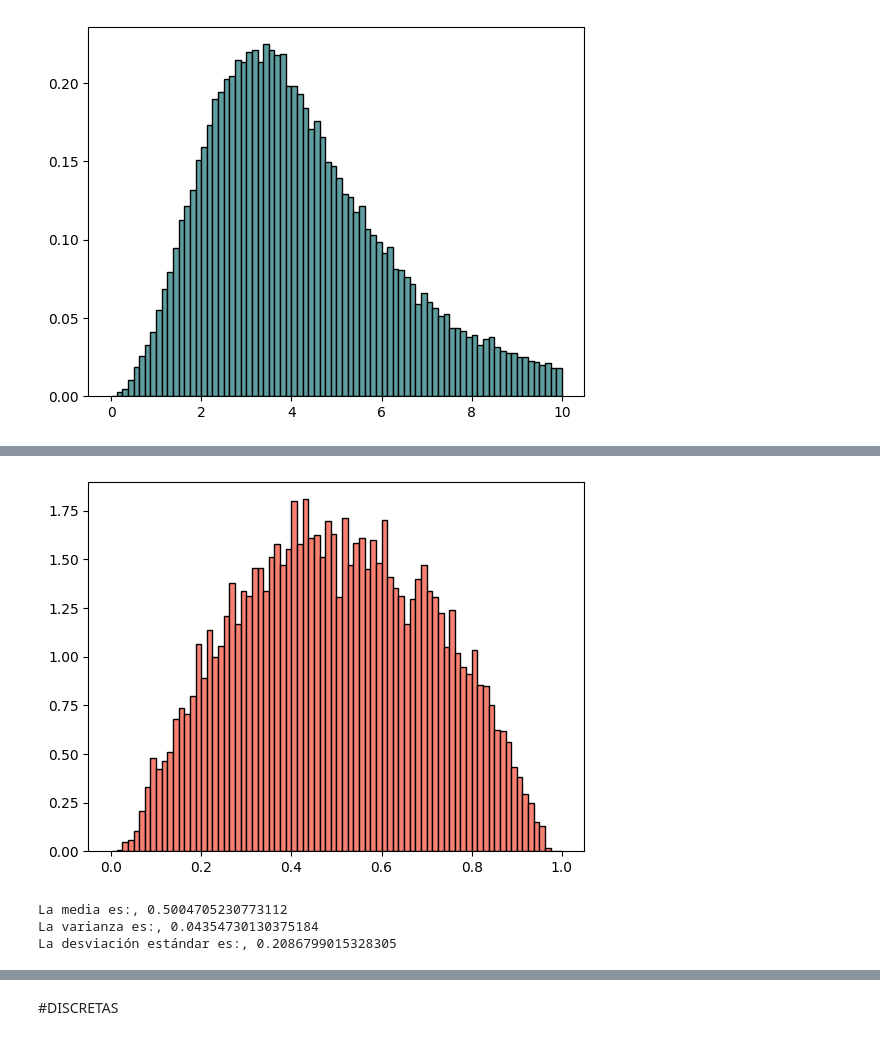
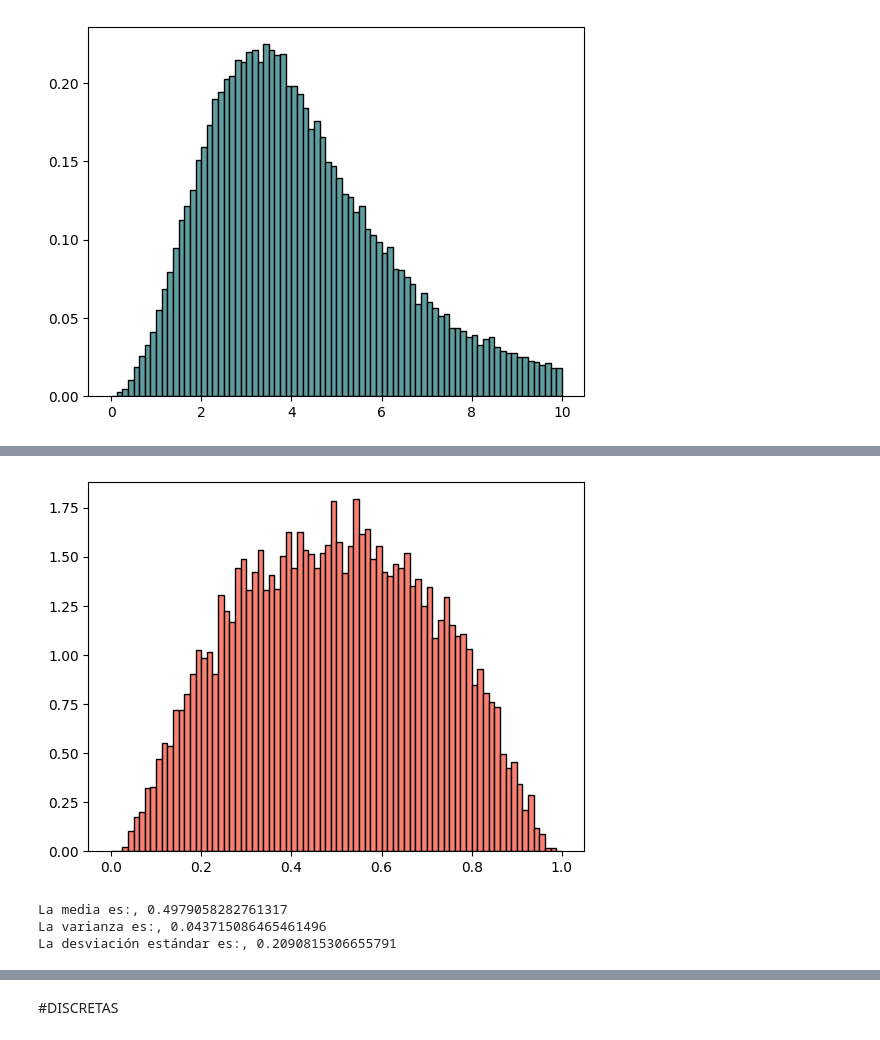
Before and after one commit to Andrea-24744/Simulaci-n-1, a Jupyter notebook: Catálogo_completo.ipynb, the cells around one changed output, grey strips where cells are left out. Drawn from its saved outputs; the diff is of its cells as text; code cells hidden in the pictures.

```diff
--- a/Catálogo_completo.ipynb
+++ b/Catálogo_completo.ipynb
@@ -921,27 +921,28 @@ $$X\sim JSB(\alpha_1,\alpha_2,a,b) \iff Z=\alpha_2+\alpha_2 ln[\frac{X-a}{b-X}]
 # %%
 import numpy as np
 import matplotlib.pyplot as plt
 
 def john(alpha1,alpha2,a,b,n):
-  l = []
+  l = []                   #Lista vacía
   for i in range(n):
-    Z=np.random.normal(0,1)
-    Y=np.exp((Z-alpha1)/alpha2)
-    l.append((a+b*Y)/(Y+1))
+    Z=np.random.normal(0,1)  #num. aleatorios
+    Y=np.exp((Z-alpha1)/alpha2)   #Definir mis dos variables
+    V = (a+b*Y)/(Y+1)           # Definir la variable a returnar
+    l.append(V)      #Guardardarla en la lista
   return l
 
 JB= john(0,1,0,1,10000)
 
 plt.hist(JB, bins=80, color="salmon", edgecolor ="black", density=True, range=(0,1))
 plt.show()
-print("La media es:,", np.mean(J))
-print("La varianza es:,", np.var(J))
-print("La desviación estándar es:,", np.std(J))
+print("La media es:,", np.mean(JB))
+print("La varianza es:,", np.var(JB))
+print("La desviación estándar es:,", np.std(JB))
 # %% [output]
-[figure, old version]
+[figure, new version]
-La media es:, 0.5004705230773112
-La varianza es:, 0.04354730130375184
-La desviación estándar es:, 0.2086799015328305
+La media es:, 0.4979058282761317
+La varianza es:, 0.043715086465461496
+La desviación estándar es:, 0.2090815306655791
 # %% [markdown]
 ###**Johnson SU**###
 
```
Also changed, not shown: parts of 2 cells of this notebook.
